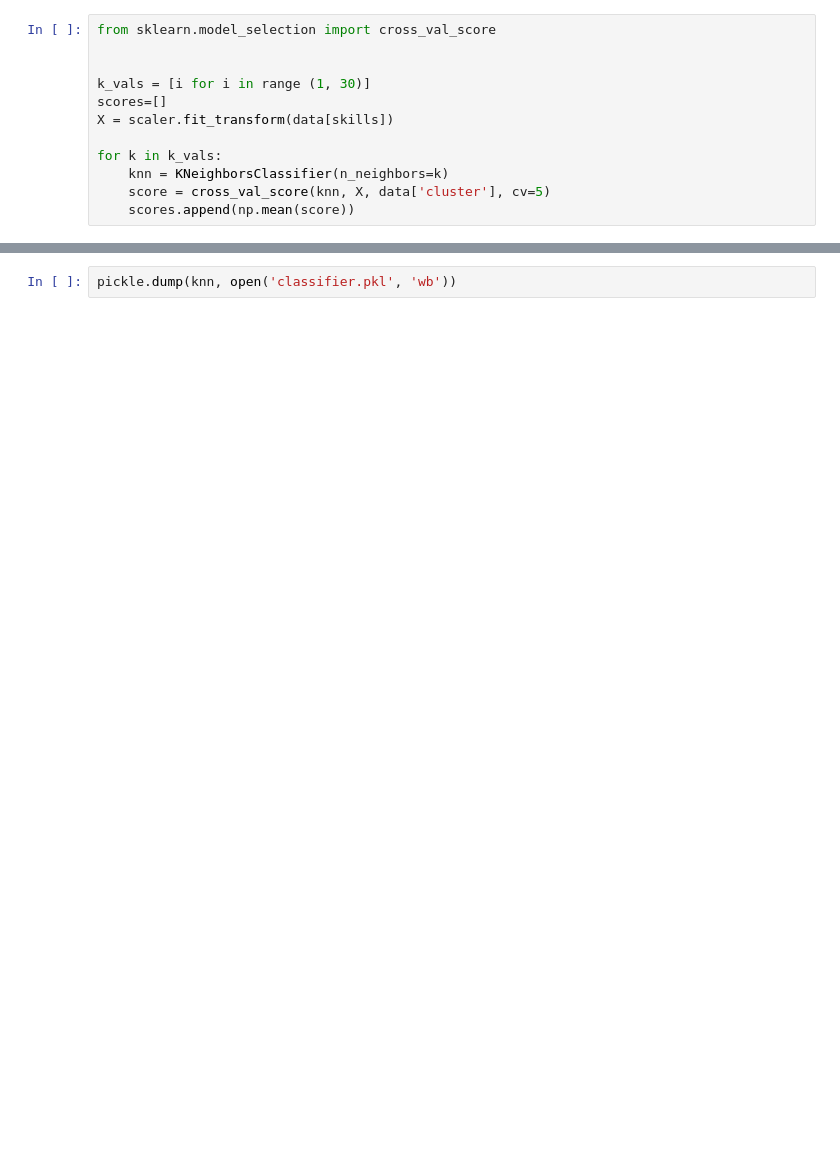
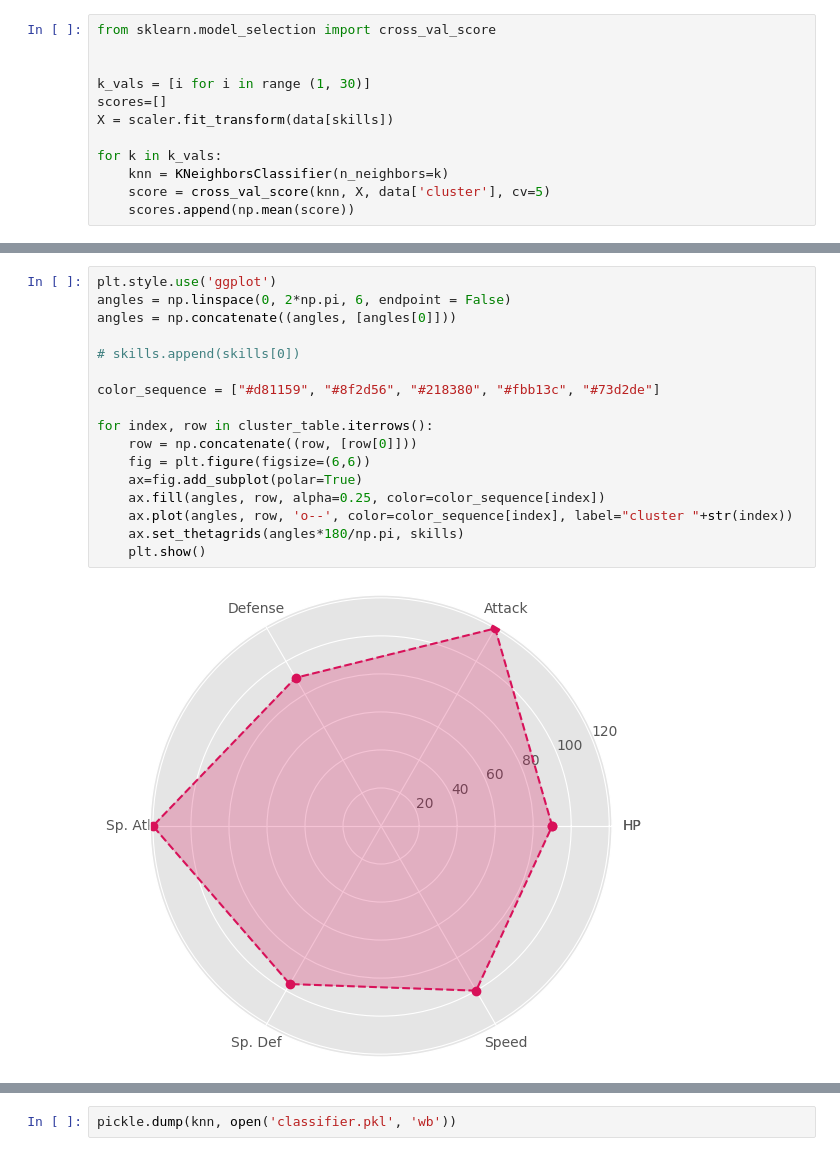
Before and after one commit to konomea/ML-App, a Jupyter notebook: model/model.ipynb, the cells around one changed output, grey strips where cells are left out. Drawn from its saved outputs; the diff is of its cells as text; blank space fills up the shorter version.

Commit message:
Cluster radar plots for future visualize page

```diff
--- a/model/model.ipynb
+++ b/model/model.ipynb
@@ -140,0 +151,19 @@ recall:  [0.77272727 1.         0.91666667 0.93023256 0.7826087 ]
+# %%
+plt.style.use('ggplot')
+angles = np.linspace(0, 2*np.pi, 6, endpoint = False)
+angles = np.concatenate((angles, [angles[0]]))
+
+# skills.append(skills[0])
+
+color_sequence = ["#d81159", "#8f2d56", "#218380", "#fbb13c", "#73d2de"]
+
+for index, row in cluster_table.iterrows():
+    row = np.concatenate((row, [row[0]]))
+    fig = plt.figure(figsize=(6,6))
+    ax=fig.add_subplot(polar=True)
+    ax.fill(angles, row, alpha=0.25, color=color_sequence[index])
+    ax.plot(angles, row, 'o--', color=color_sequence[index], label="cluster "+str(index))
+    ax.set_thetagrids(angles*180/np.pi, skills)
+    plt.show()
+# %% [output]
+[figure, added]
```
Also changed, not shown: parts of 6 cells of this notebook, 5 other files.
